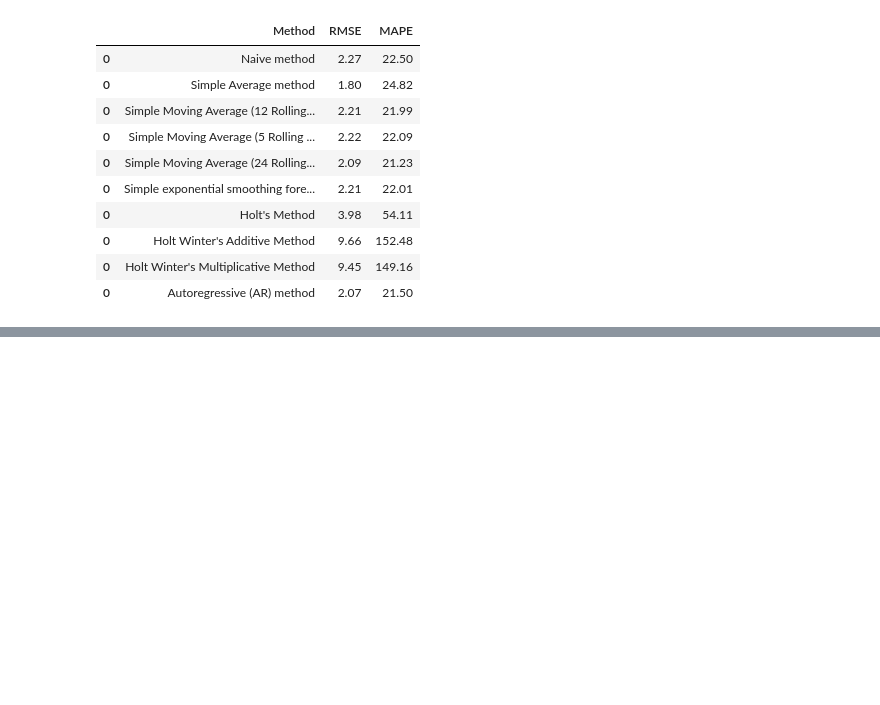
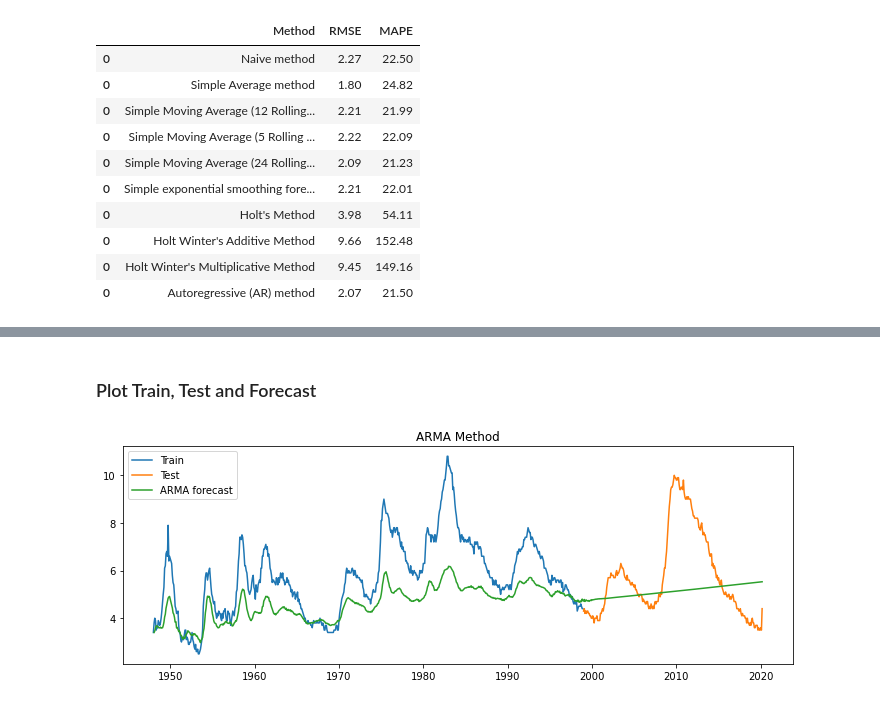
Before and after one commit to Rajdeep-personal/Learning_Time_Series, a Jupyter notebook: Untitled.ipynb, the cells around one changed output, grey strips where cells are left out. Cells and saved outputs as stored; diff of their text form; code cells hidden in the pictures; blank space fills up the shorter version.

```diff
--- a/Untitled.ipynb
+++ b/Untitled.ipynb
@@ -1194,0 +1480,6 @@ results
+# %%
+model = ARIMA(train_data_boxcox_diff, order=(12,0,5))
+model_fit = model.fit()
+print(model_fit.summary())
+print("#########################################")
+print(model_fit.params)
@@ -1194,0 +1506,6 @@ results
+# %%
+y_hat_arma = data_boxcox_diff_df.copy()
+y_hat_arma['arma_forecast_boxcox_diff'] = model_fit.predict(data_boxcox_diff_df.index.min(), data_boxcox_diff_df.index.max())
+y_hat_arma['arma_forecast_boxcox'] = y_hat_arma['arma_forecast_boxcox_diff'].cumsum()
+y_hat_arma['arma_forecast_boxcox'] = y_hat_arma['arma_forecast_boxcox'].add(data_boxcox[0])
+y_hat_arma['arma_forecast'] = np.exp(y_hat_arma['arma_forecast_boxcox'])
@@ -1194,0 +1529,12 @@ results
+# %% [markdown]
+### Plot Train, Test and Forecast
+# %%
+plt.figure(figsize=(12,4))
+plt.plot(train['Number'], label='Train')
+plt.plot(test['Number'], label='Test')
+plt.plot(y_hat_arma['arma_forecast'], label='ARMA forecast')
+plt.legend(loc='best')
+plt.title('ARMA Method')
+plt.show()
+# %% [output]
+[figure, added]
```
Also changed, not shown: parts of 53 cells of this notebook.
